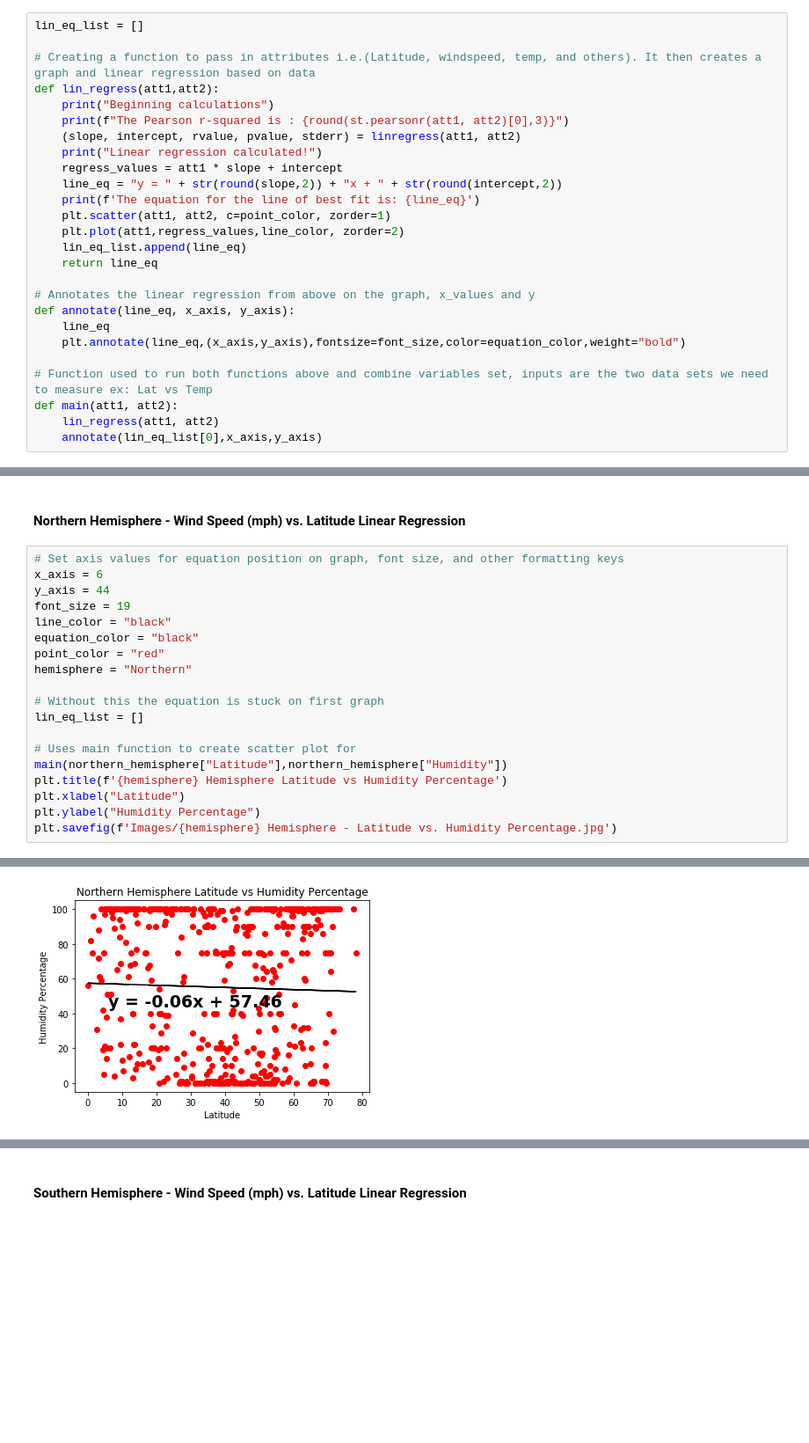
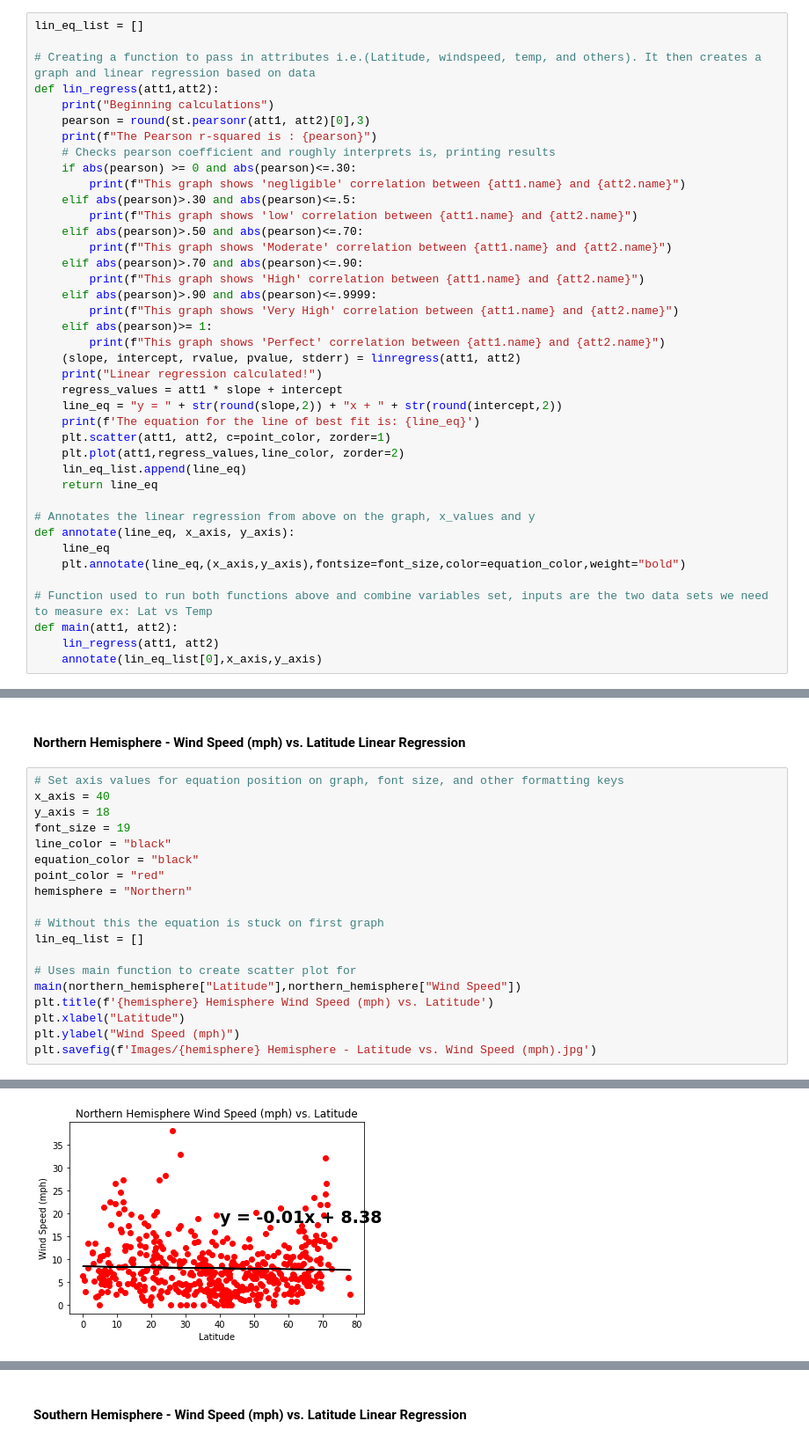
Before and after one commit to poulosar/python-api-training, a Jupyter notebook: WeatherPy/WeatherPy.ipynb, the cells around one changed output, grey strips where cells are left out. Shown at 88% size. Drawn from its saved outputs; the diff is of its cells as text; blank space fills up the shorter version.

Commit message:
Final commit of PyWeather graph edits, name changes, and a few other tweaks.

```diff
--- a/WeatherPy/WeatherPy.ipynb
+++ b/WeatherPy/WeatherPy.ipynb
@@ -237,7 +255,21 @@ lin_eq_list = []
 # Creating a function to pass in attributes i.e.(Latitude, windspeed, temp, and others). It then creates a graph and linear regression based on data
 def lin_regress(att1,att2):
     print("Beginning calculations")
-    print(f"The Pearson r-squared is : {round(st.pearsonr(att1, att2)[0],3)}")
+    pearson = round(st.pearsonr(att1, att2)[0],3)
+    print(f"The Pearson r-squared is : {pearson}")
+    # Checks pearson coefficient and roughly interprets is, printing results
+    if abs(pearson) >= 0 and abs(pearson)<=.30:
+        print(f"This graph shows 'negligible' correlation between {att1.name} and {att2.name}")
+    elif abs(pearson)>.30 and abs(pearson)<=.5:
+        print(f"This graph shows 'low' correlation between {att1.name} and {att2.name}")
+    elif abs(pearson)>.50 and abs(pearson)<=.70:
+        print(f"This graph shows 'Moderate' correlation between {att1.name} and {att2.name}")
+    elif abs(pearson)>.70 and abs(pearson)<=.90:
+        print(f"This graph shows 'High' correlation between {att1.name} and {att2.name}")
+    elif abs(pearson)>.90 and abs(pearson)<=.9999:
+        print(f"This graph shows 'Very High' correlation between {att1.name} and {att2.name}")
+    elif abs(pearson)>= 1:
+        print(f"This graph shows 'Perfect' correlation between {att1.name} and {att2.name}")
     (slope, intercept, rvalue, pvalue, stderr) = linregress(att1, att2)
     print("Linear regression calculated!")
     regress_values = att1 * slope + intercept
@@ -423,8 +473,8 @@ The equation for the line of best fit is: y = -0.17x + 44.71
 ####  Northern Hemisphere - Wind Speed (mph) vs. Latitude Linear Regression
 # %%
 # Set axis values for equation position on graph, font size, and other formatting keys
-x_axis = 6
-y_axis = 44
+x_axis = 40
+y_axis = 18
 font_size = 19
 line_color = "black"
 equation_color = "black"
@@ -435,10 +485,10 @@ hemisphere = "Northern"
 lin_eq_list = []
 
 # Uses main function to create scatter plot for
-main(northern_hemisphere["Latitude"],northern_hemisphere["Humidity"])
-plt.title(f'{hemisphere} Hemisphere Latitude vs Humidity Percentage')
+main(northern_hemisphere["Latitude"],northern_hemisphere["Wind Speed"])
+plt.title(f'{hemisphere} Hemisphere Wind Speed (mph) vs. Latitude')
 plt.xlabel("Latitude")
-plt.ylabel("Humidity Percentage")
-plt.savefig(f'Images/{hemisphere} Hemisphere - Latitude vs. Humidity Percentage.jpg')
+plt.ylabel("Wind Speed (mph)")
+plt.savefig(f'Images/{hemisphere} Hemisphere - Latitude vs. Wind Speed (mph).jpg')
 # %% [output]
 Beginning calculations
@@ -448 +499 @@ The equation for the line of best fit is: y = -0.06x + 57.46
-[figure, old version]
+[figure, new version]
```
Also changed, not shown: parts of 28 cells of this notebook, 15 other files.
